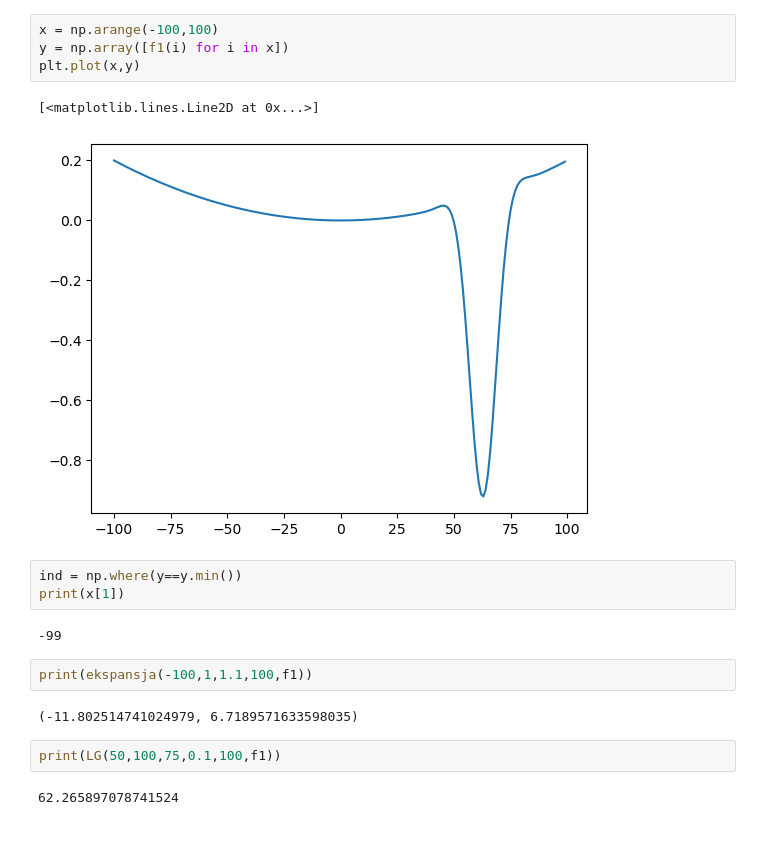
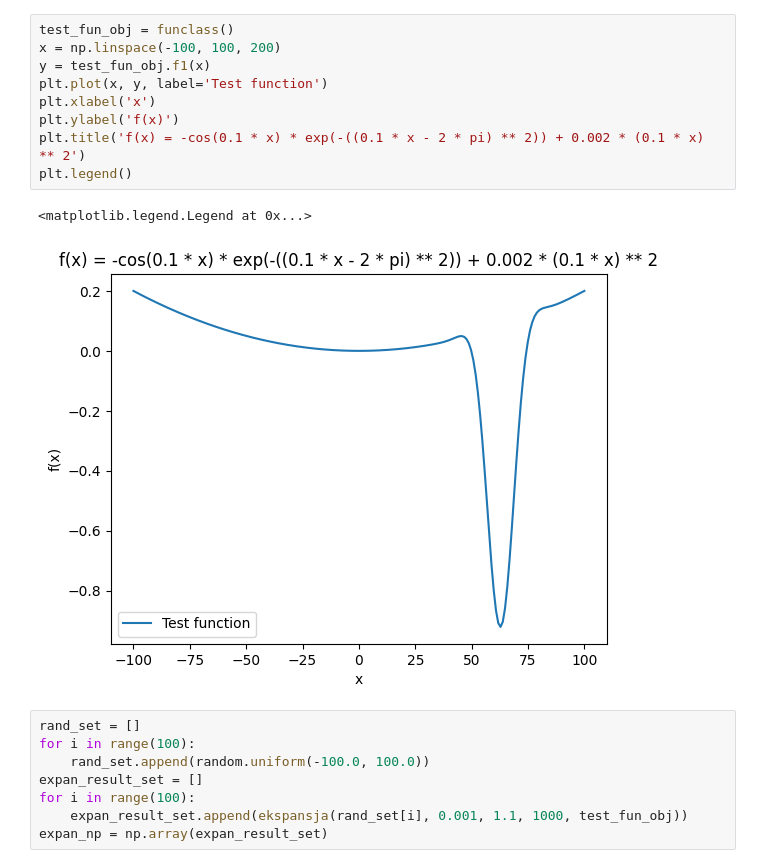
Before and after one commit to ironnext22/co_ja_robi-na_optymalizacji, a Jupyter notebook: py/rep.ipynb, the cells around one changed output. Cells and saved outputs as stored; diff of their text form; blank space fills up the shorter version.

```diff
--- a/py/rep.ipynb
+++ b/py/rep.ipynb
@@ -35,20 +10,20 @@ plt.plot(w["A"],w["B"])
-# %%
-x = np.arange(-100,100)
-y = np.array([f1(i) for i in x])
-plt.plot(x,y)
-# %% [output]
-[<matplotlib.lines.Line2D at 0x...>]
-[figure, removed]
-# %%
-ind = np.where(y==y.min())
-print(x[1])
-# %% [output]
--99
-# %%
-print(ekspansja(-100,1,1.1,100,f1))
-# %% [output]
-(-11.802514741024979, 6.7189571633598035)
-# %%
-print(LG(50,100,75,0.1,100,f1))
-# %% [output]
-62.265897078741524
+# %%
+test_fun_obj = funclass()
+x = np.linspace(-100, 100, 200)
+y = test_fun_obj.f1(x)
+plt.plot(x, y, label='Test function')
+plt.xlabel('x')
+plt.ylabel('f(x)')
+plt.title('f(x) = -cos(0.1 * x) * exp(-((0.1 * x - 2 * pi) ** 2)) + 0.002 * (0.1 * x) ** 2')
+plt.legend()
+# %% [output]
+<matplotlib.legend.Legend at 0x...>
+[figure, added]
+# %%
+rand_set = []
+for i in range(100):
+    rand_set.append(random.uniform(-100.0, 100.0))
+expan_result_set = []
+for i in range(100):
+    expan_result_set.append(ekspansja(rand_set[i], 0.001, 1.1, 1000, test_fun_obj))
+expan_np = np.array(expan_result_set)
```
Also changed, not shown: parts of 7 cells of this notebook, 3 other files.
